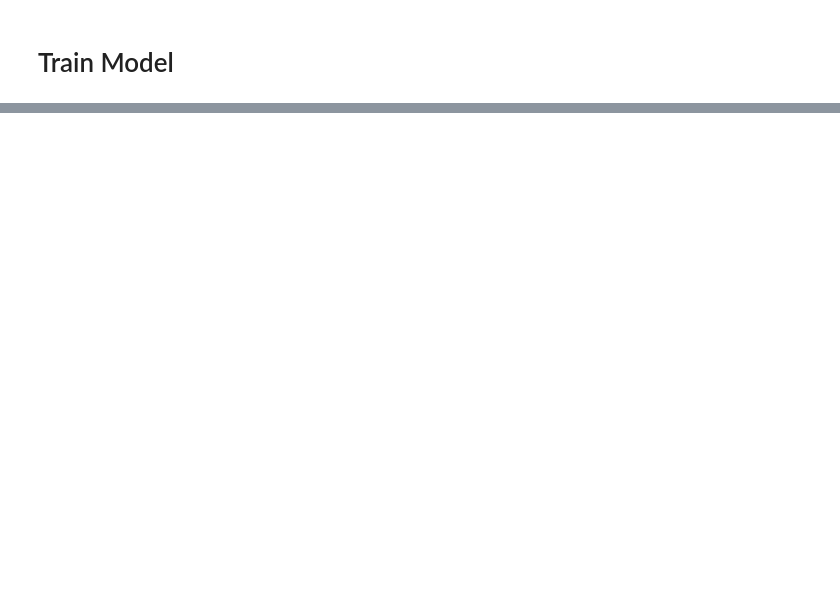
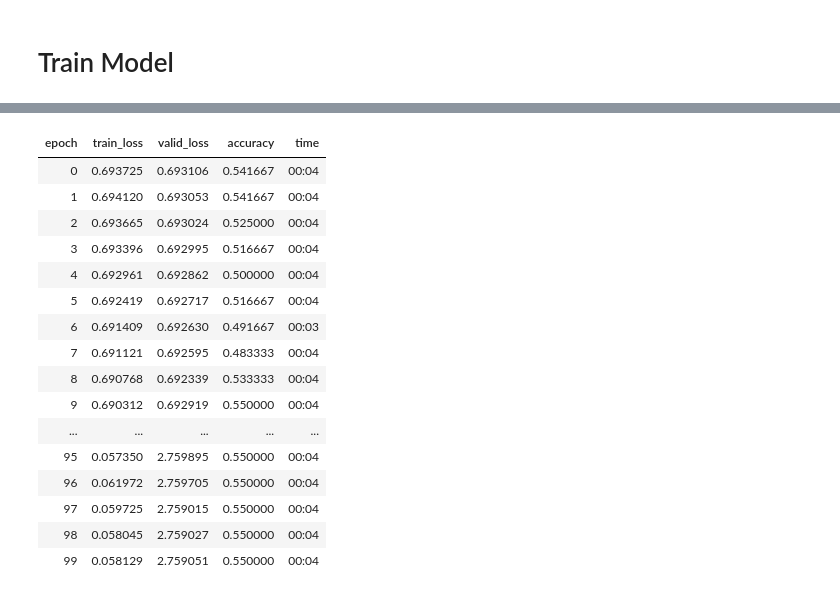
Before and after one commit to williamsdoug/CTG_RP, a Jupyter notebook: CTG_RP_Train_Model.ipynb, the cells around one changed output, grey strips where cells are left out. Saved outputs shown, nothing was run; the diff lists cells and outputs as text; code cells hidden in the pictures; blank space fills up the shorter version.

```diff
--- a/CTG_RP_Train_Model.ipynb
+++ b/CTG_RP_Train_Model.ipynb
@@ -218,0 +239,21 @@ learn.fit_one_cycle(100, 1e-4)  # learn.fit_one_cycle(1, 0.01)
+# %%
+learn.load('initial')
+learn.fit_one_cycle(100, 1e-3)  # learn.fit_one_cycle(1, 0.01)
+# %% [output]
+| epoch | train_loss | valid_loss | accuracy | time |
+| 0 | 0.693725 | 0.693106 | 0.541667 | 00:04 |
+| 1 | 0.694120 | 0.693053 | 0.541667 | 00:04 |
+| 2 | 0.693665 | 0.693024 | 0.525000 | 00:04 |
+| 3 | 0.693396 | 0.692995 | 0.516667 | 00:04 |
+| 4 | 0.692961 | 0.692862 | 0.500000 | 00:04 |
+| 5 | 0.692419 | 0.692717 | 0.516667 | 00:04 |
+| 6 | 0.691409 | 0.692630 | 0.491667 | 00:03 |
+| 7 | 0.691121 | 0.692595 | 0.483333 | 00:04 |
+| 8 | 0.690768 | 0.692339 | 0.533333 | 00:04 |
+| 9 | 0.690312 | 0.692919 | 0.550000 | 00:04 |
+| ... | ... | ... | ... | ... |
+| 95 | 0.057350 | 2.759895 | 0.550000 | 00:04 |
+| 96 | 0.061972 | 2.759705 | 0.550000 | 00:04 |
+| 97 | 0.059725 | 2.759015 | 0.550000 | 00:04 |
+| 98 | 0.058045 | 2.759027 | 0.550000 | 00:04 |
+| 99 | 0.058129 | 2.759051 | 0.550000 | 00:04 |
```
Also changed, not shown: parts of 10 cells of this notebook.
